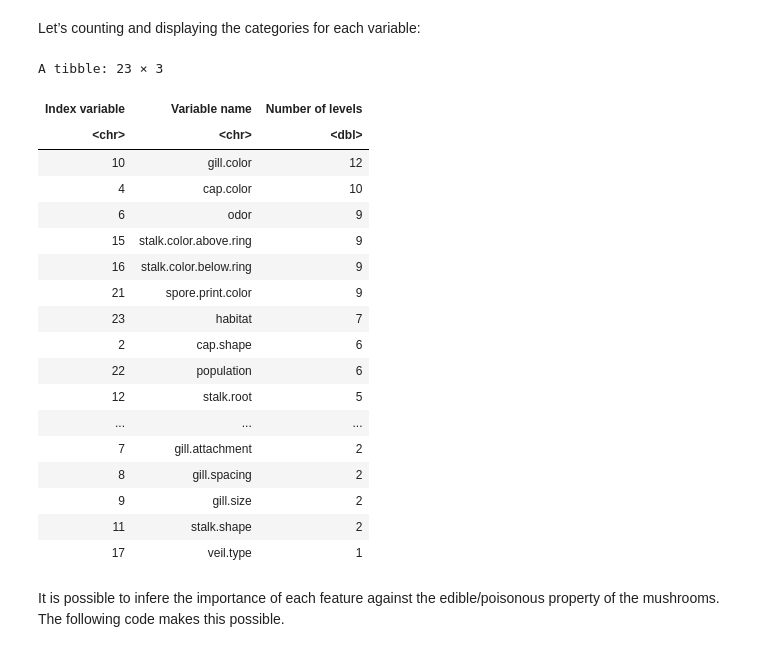
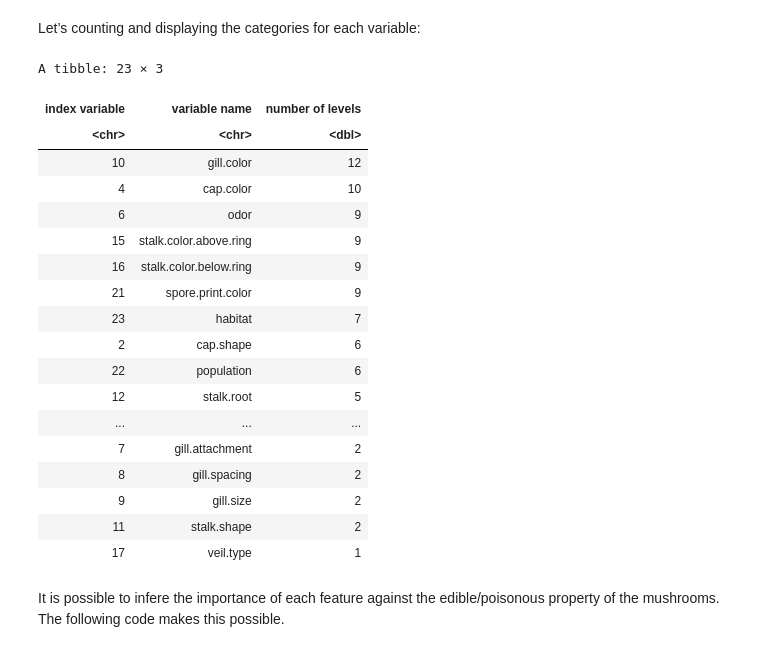
Before and after one commit to mnassrib/mushrooms-classification-using-R, a Jupyter notebook: mushrooms.ipynb, the cells around one changed output. Cells and saved outputs as stored; diff of their text form; code cells hidden in the pictures.

```diff
--- a/mushrooms.ipynb
+++ b/mushrooms.ipynb
@@ -113,16 +85,16 @@ Let’s counting and displaying the categories for each variable:
 # %%
 number_class <- function(x){
   x <- length(levels(x))
 }
 
 dframe <- mushroom %>% map_dbl(function(.x) number_class(.x)) %>% tibble::enframe() %>%
        rownames_to_column() %>% arrange(desc(value))
-colnames(dframe) <- c("Index variable", "Variable name", "Number of levels")
+colnames(dframe) <- c("index variable", "variable name", "number of levels")
 
 dframe
 # %% [output]
 A tibble: 23 × 3
-| Index variable | Variable name | Number of levels |
+| index variable | variable name | number of levels |
 | <chr> | <chr> | <dbl> |
 | 10 | gill.color | 12 |
 | 4 | cap.color | 10 |
```
Also changed, not shown: parts of 31 cells of this notebook.
